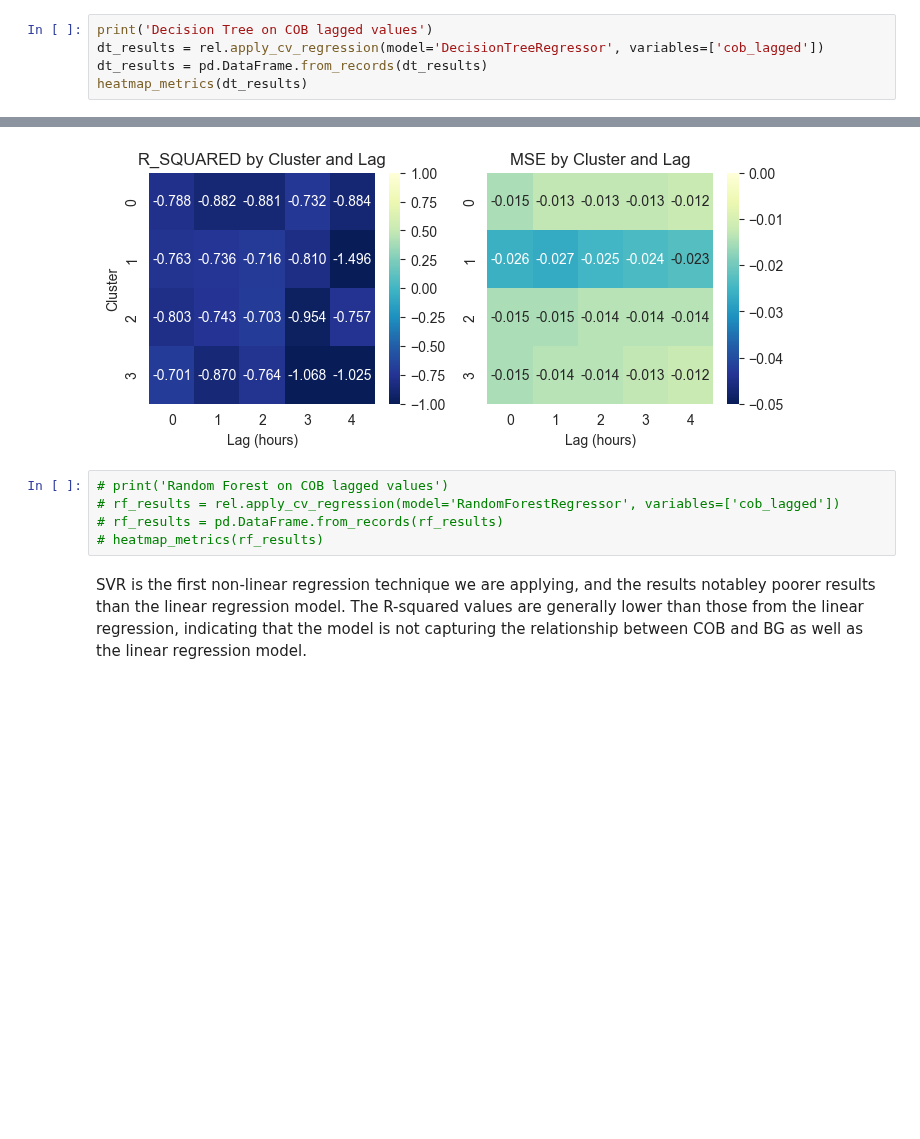
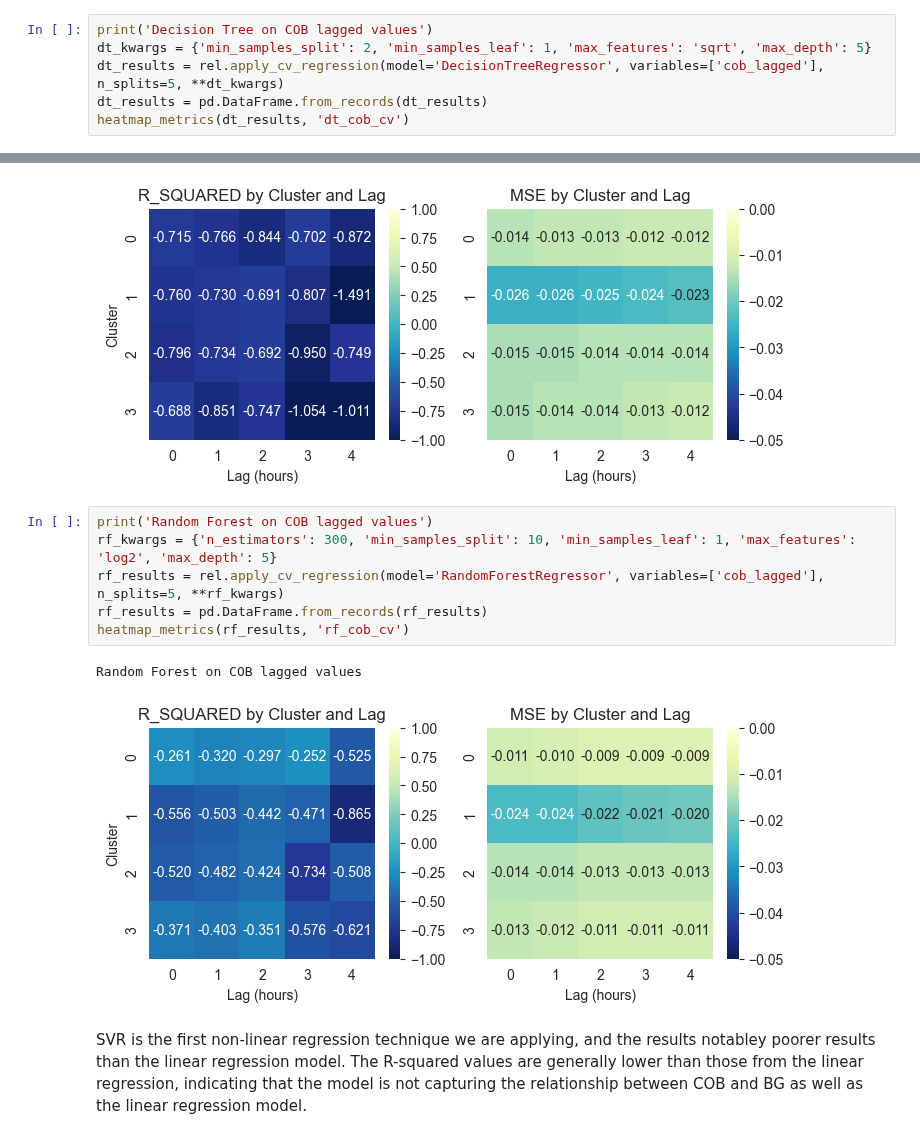
Before and after one commit to rdbrist/masters_project, a Jupyter notebook: notebooks/2.03b2-rd-analysis-of-lagged-cob-iob.ipynb, the cells around one changed output, grey strips where cells are left out. Saved outputs shown, nothing was run; the diff lists cells and outputs as text; blank space fills up the shorter version.

```diff
--- a/notebooks/2.03b2-rd-analysis-of-lagged-cob-iob.ipynb
+++ b/notebooks/2.03b2-rd-analysis-of-lagged-cob-iob.ipynb
@@ -106,16 +107,21 @@ Support Vector Regression (SVR) on COB lagged values
 # %%
 print('Decision Tree on COB lagged values')
-dt_results = rel.apply_cv_regression(model='DecisionTreeRegressor', variables=['cob_lagged'])
+dt_kwargs = {'min_samples_split': 2, 'min_samples_leaf': 1, 'max_features': 'sqrt', 'max_depth': 5}
+dt_results = rel.apply_cv_regression(model='DecisionTreeRegressor', variables=['cob_lagged'], n_splits=5, **dt_kwargs)
 dt_results = pd.DataFrame.from_records(dt_results)
-heatmap_metrics(dt_results)
+heatmap_metrics(dt_results, 'dt_cob_cv')
 # %% [output]
 Decision Tree on COB lagged values
 [figure]
 # %%
-# print('Random Forest on COB lagged values')
-# rf_results = rel.apply_cv_regression(model='RandomForestRegressor', variables=['cob_lagged'])
-# rf_results = pd.DataFrame.from_records(rf_results)
-# heatmap_metrics(rf_results)
+print('Random Forest on COB lagged values')
+rf_kwargs = {'n_estimators': 300, 'min_samples_split': 10, 'min_samples_leaf': 1, 'max_features': 'log2', 'max_depth': 5}
+rf_results = rel.apply_cv_regression(model='RandomForestRegressor', variables=['cob_lagged'], n_splits=5, **rf_kwargs)
+rf_results = pd.DataFrame.from_records(rf_results)
+heatmap_metrics(rf_results, 'rf_cob_cv')
+# %% [output]
+Random Forest on COB lagged values
+[figure, added]
 # %% [markdown]
 SVR is the first non-linear regression technique we are applying, and the results notabley poorer results than the linear regression model. The R-squared values are generally lower than those from the linear regression, indicating that the model is not capturing the relationship between COB and BG as well as the linear regression model.
 # %% [markdown]
```
Also changed, not shown: parts of 4 cells of this notebook, 13 other files.
